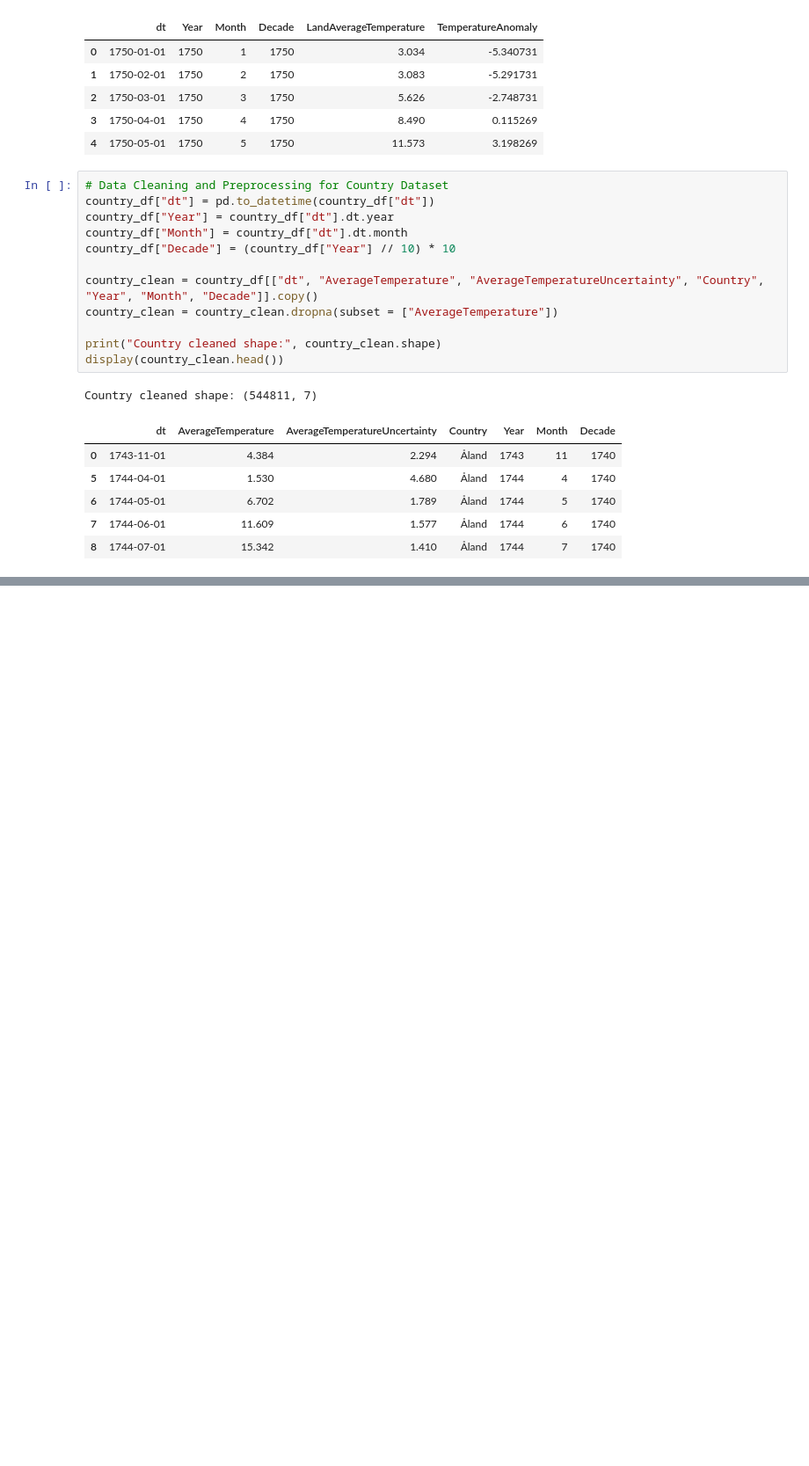
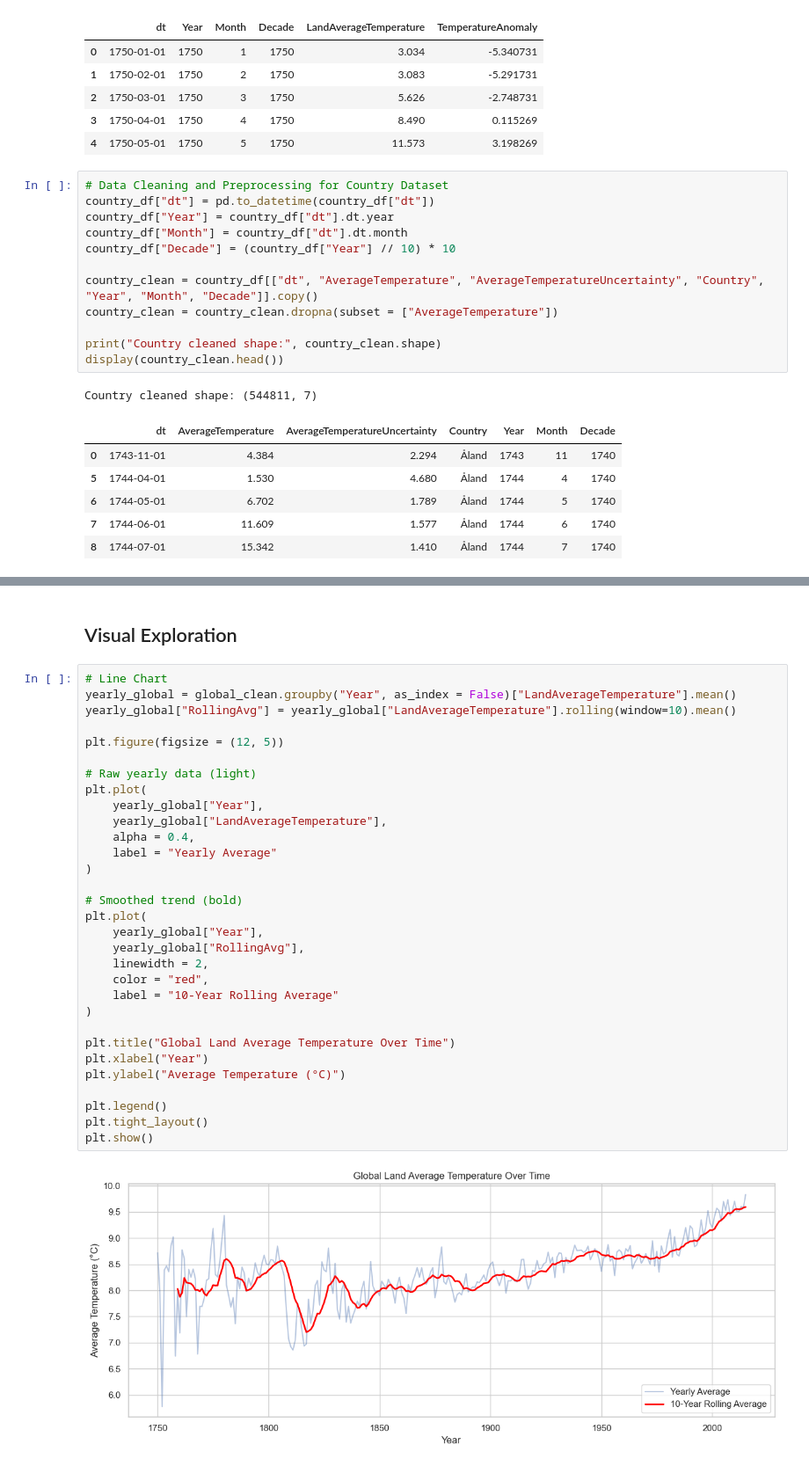
Before and after one commit to npau22406/climate-change-project, a Jupyter notebook: project-notebook.ipynb, the cells around one changed output, grey strips where cells are left out. Shown at 88% size. Saved outputs shown, nothing was run; the diff lists cells and outputs as text; blank space fills up the shorter version.

```diff
--- a/project-notebook.ipynb
+++ b/project-notebook.ipynb
@@ -173,0 +174,35 @@ plt.show()
+# %% [markdown]
+## Visual Exploration
+# %%
+# Line Chart
+yearly_global = global_clean.groupby("Year", as_index = False)["LandAverageTemperature"].mean()
+yearly_global["RollingAvg"] = yearly_global["LandAverageTemperature"].rolling(window=10).mean()
+
+plt.figure(figsize = (12, 5))
+
+# Raw yearly data (light)
+plt.plot(
+    yearly_global["Year"],
+    yearly_global["LandAverageTemperature"],
+    alpha = 0.4,
+    label = "Yearly Average"
+)
+
+# Smoothed trend (bold)
+plt.plot(
+    yearly_global["Year"],
+    yearly_global["RollingAvg"],
+    linewidth = 2,
+    color = "red",
+    label = "10-Year Rolling Average"
+)
+
+plt.title("Global Land Average Temperature Over Time")
+plt.xlabel("Year")
+plt.ylabel("Average Temperature (°C)")
+
+plt.legend()
+plt.tight_layout()
+plt.show()
+# %% [output]
+[figure, added]
```
Also changed, not shown: parts of 12 cells of this notebook.
